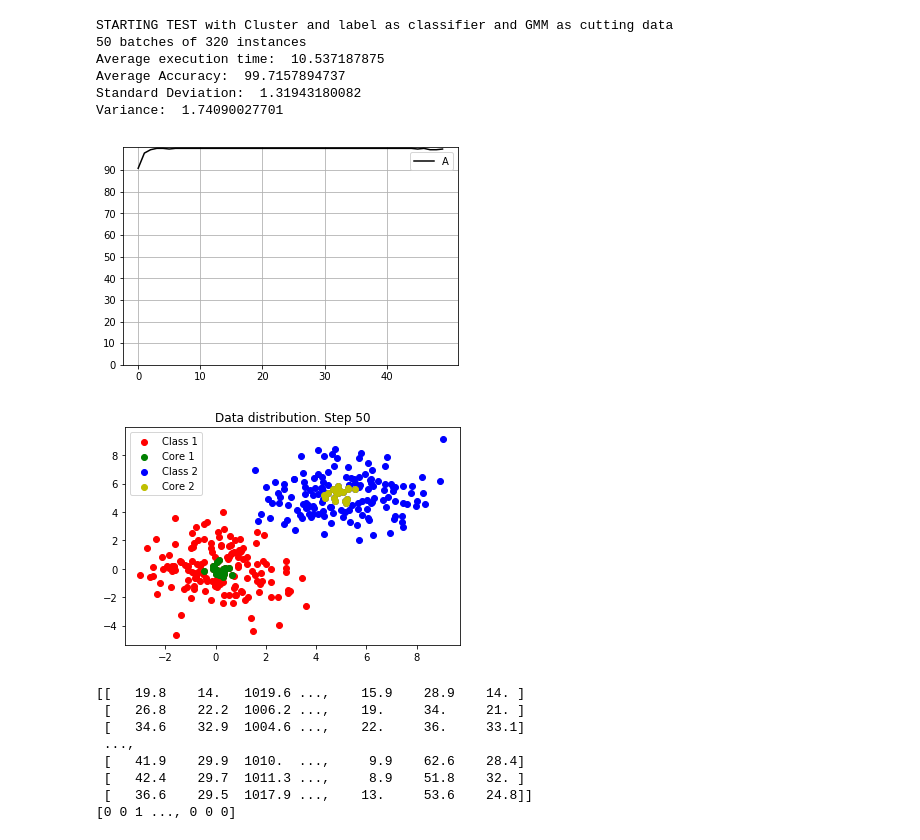
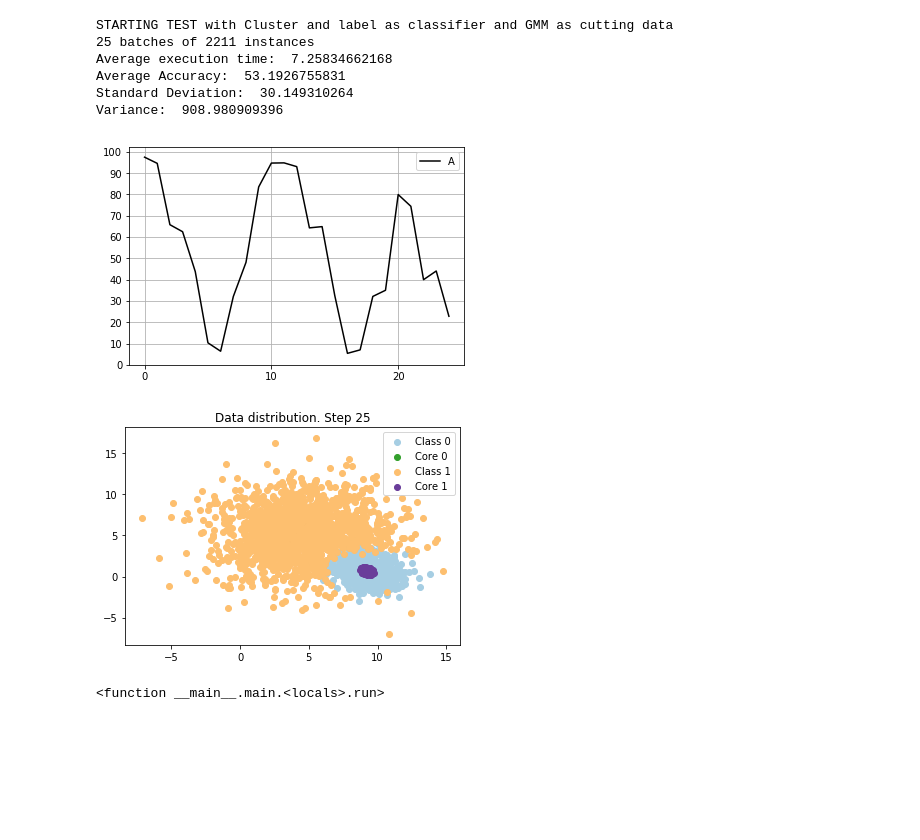
Before and after one commit to raulsenaferreira/Systems-Engineering, a Jupyter notebook: Dissertation/main.ipynb, the cells around one changed output. Cells and saved outputs as stored; diff of their text form; code cells hidden in the pictures; blank space fills up the shorter version.

```diff
--- a/Dissertation/main.ipynb
+++ b/Dissertation/main.ipynb
@@ -26,7 +26,7 @@ class Experiment():
         #used only by gmm and cluster-label process
         self.densityFunction='gmm'
         self.excludingPercentage = 0.95
-        self.K = 5
+        self.K_variation = 5
         self.classifier='cluster_and_label'
         #used in alpha-shape version only
         self.CP=0.65
@@ -45,6 +45,7 @@ def doExperiments(dataValues, dataLabels, experiments, numberOfTimes, batches):
         elapsedTime = []
         accTotal = []
         accuracies=[]
+        classes = list(set(dataLabels))#getting all possible classes existent in data
         e.sizeOfBatch = sizeOfBatch
         e.batches = batches
         e.dataLabels = dataLabels
@@ -53,7 +54,7 @@ def doExperiments(dataValues, dataLabels, experiments, numberOfTimes, batches):
         for i in range(numberOfTimes):
             start = timer()
             #accuracy per step
-            accuracies, CoreX, CoreY = e.method.start(dataValues=e.dataValues, dataLabels=e.dataLabels, usePCA=e.usePCA, classes=e.classes, classifier=e.classifier, densityFunction=e.densityFunction, batches=e.batches, sizeOfBatch = e.sizeOfBatch, initialLabeledDataPerc=e.initialLabeledDataPerc, excludingPercentage=e.excludingPercentage, K=e.K, CP=e.CP, alpha=e.alpha, useSVM=e.useSVM, isImbalanced=e.isImbalanced)
+            accuracies, CoreX, CoreY = e.method.start(dataValues=e.dataValues, dataLabels=e.dataLabels, usePCA=e.usePCA, classes=classes, classifier=e.classifier, densityFunction=e.densityFunction, batches=e.batches, sizeOfBatch = e.sizeOfBatch, initialLabeledDataPerc=e.initialLabeledDataPerc, excludingPercentage=e.excludingPercentage, K_variation=e.K_variation, CP=e.CP, alpha=e.alpha, useSVM=e.useSVM, isImbalanced=e.isImbalanced)
             end = timer()
             averageAccuracy = np.mean(accuracies)
 
@@ -69,7 +70,7 @@ def doExperiments(dataValues, dataLabels, experiments, numberOfTimes, batches):
         #print data distribution in step t
         initial = (batches*sizeOfBatch)-sizeOfBatch
         final = initial + sizeOfBatch
-        plotFunctions.plot(dataValues[initial:final], dataLabels[initial:final], CoreX, CoreY, batches)
+        plotFunctions.plot(dataValues[initial:final], dataLabels[initial:final], CoreX, CoreY, batches, e.classes)
 
 
 def main():
@@ -80,10 +81,10 @@ def main():
     if is_windows == False:
         sep = '/'
 
-    path = os.getcwd()+sep+'experiments/data'+sep
+    path = os.getcwd()+sep+'experiments'+sep+'data'+sep
 
     #loading a dataset
-    dataValues, dataLabels = setup.loadCDT(path)
+    dataValues, dataLabels = setup.loadCSurr(path, sep)
     #dataValues, dataLabels = setup.loadCheckerBoard(path)
 
 
@@ -106,40 +107,41 @@ def main():
     ''' Proposed Method 1 (GMM core extraction) '''
     experiments[3] = Experiment(proposed_gmm_core_extraction)
 
     ''' Proposed Method 2 (Alvim) '''
     ##experiments[4] = Experiment(compose3, dataValues, dataLabels, "STARTING TEST with Cluster and label as classifier and GMM / KDE as cutting data")
 
     '''
     Proposed method 3 (Intersection between two distributions)
     '''
     ##experiments[5] = Experiment(intersection, dataValues, dataLabels, "STARTING TEST Cluster and label as classifier and Intersection between two distributions")
 
     '''
     Proposed method 4 (Intersection between two distributions + GMM)
     '''
     #experiments[6] = Experiment(improved_intersection)
 
     #doExperiments(experiments, 1)
 
     #running pywidget
     def run(sizeOfBatch):
         doExperiments(dataValues, dataLabels, experiments, 1, sizeOfBatch)
 
     v = interact(run, sizeOfBatch=(1, 50, 1));
     display(v)
 
 
 if __name__ == "__main__":
     main()
 # %% [output]
 STARTING TEST with Cluster and label as classifier and GMM as cutting data
-50 batches of 320 instances
-Average execution time:  10.537187875
-Average Accuracy:  99.7157894737
-Standard Deviation:  1.31943180082
-Variance:  1.74090027701
+25 batches of 2211 instances
+Average execution time:  7.25834662168
+Average Accuracy:  53.1926755831
+Standard Deviation:  30.149310264
+Variance:  908.980909396
-[figure, old version]
+[figure, new version]
-[figure, old version]
+[figure, new version]
+<function __main__.main.<locals>.run>
 # %%
 import setup
 import os
@@ -149,16 +151,7 @@ sep='/'
 path = os.getcwd()+sep+'experiments/data'+sep
 
 #loading a dataset
-dataValues, dataLabels = setup.loadNOAADataset(path)
+#dataValues, dataLabels = setup.loadNOAADataset(path)
 #dataValues, dataLabels = setup.loadCheckerBoard(path)
-print(dataValues)
-print(np.squeeze(np.asarray(dataLabels)))
+#print(dataValues)
+#print(np.squeeze(np.asarray(dataLabels)))
-# %% [output]
-[[   19.8    14.   1019.6 ...,    15.9    28.9    14. ]
- [   26.8    22.2  1006.2 ...,    19.     34.     21. ]
- [   34.6    32.9  1004.6 ...,    22.     36.     33.1]
- ...,
- [   41.9    29.9  1010.  ...,     9.9    62.6    28.4]
- [   42.4    29.7  1011.3 ...,     8.9    51.8    32. ]
- [   36.6    29.5  1017.9 ...,    13.     53.6    24.8]]
-[0 0 1 ..., 0 0 0]
```
Also changed, not shown: 26 other files.
